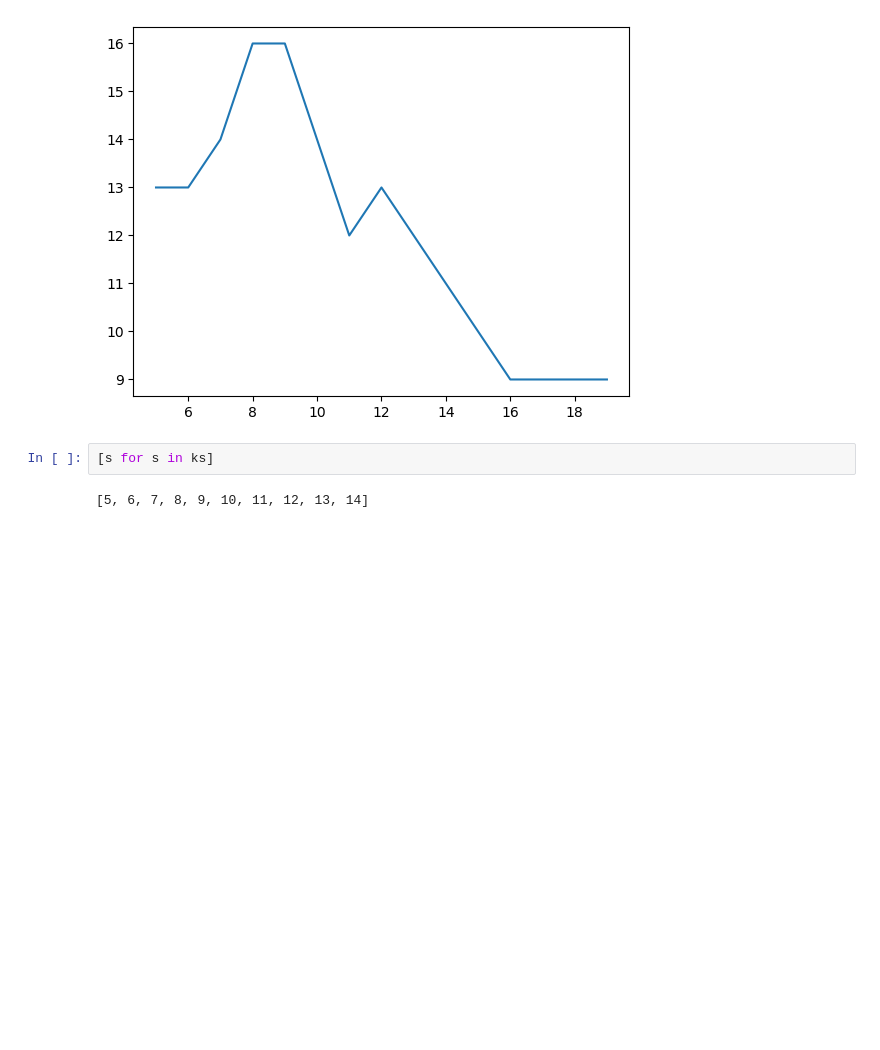
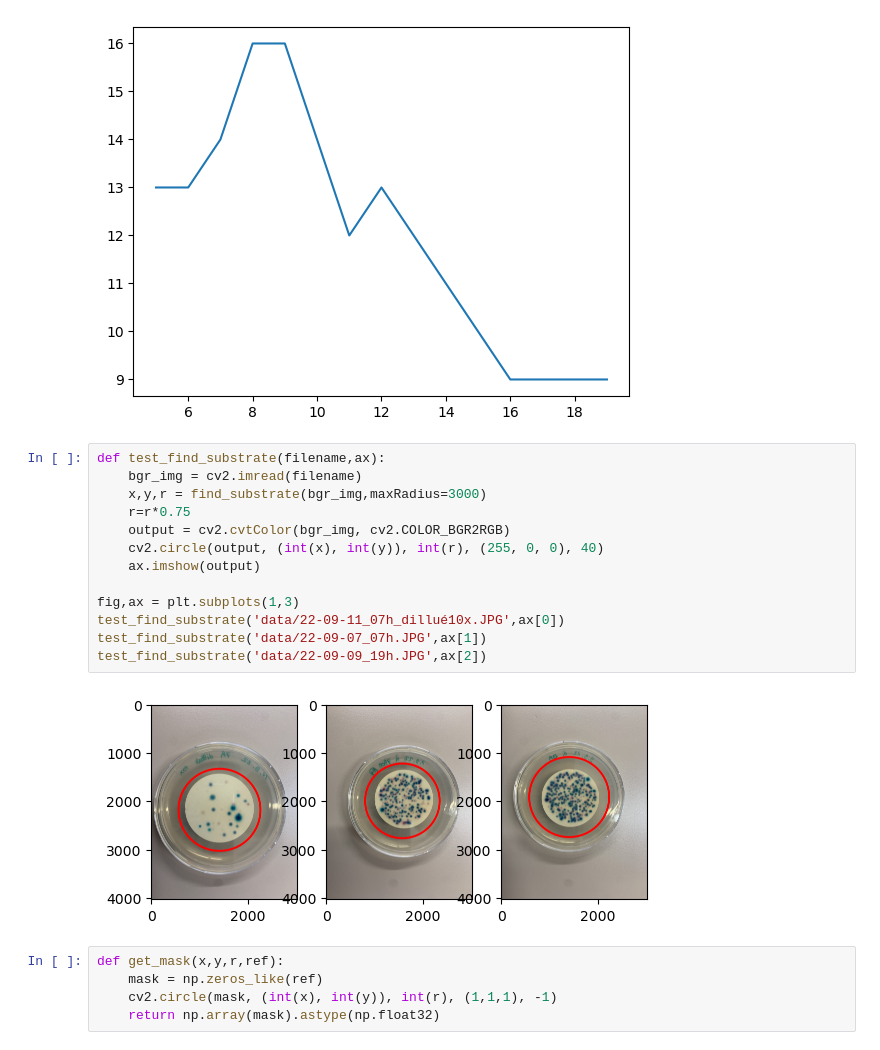
Before and after one commit to randlab/countbacteries, a Jupyter notebook: example_use.ipynb, the cells around one changed output. Cells and saved outputs as stored; diff of their text form; blank space fills up the shorter version.

Commit message:
substrate detection

```diff
--- a/example_use.ipynb
+++ b/example_use.ipynb
@@ -38,7 +38,23 @@ plt.plot(ks,detections)
 # %% [output]
 [<matplotlib.lines.Line2D at 0x...>]
 [figure]
-# %%
-[s for s in ks]
-# %% [output]
-[5, 6, 7, 8, 9, 10, 11, 12, 13, 14]
+# %%
+def test_find_substrate(filename,ax):
+    bgr_img = cv2.imread(filename)
+    x,y,r = find_substrate(bgr_img,maxRadius=3000)
+    r=r*0.75
+    output = cv2.cvtColor(bgr_img, cv2.COLOR_BGR2RGB)
+    cv2.circle(output, (int(x), int(y)), int(r), (255, 0, 0), 40)
+    ax.imshow(output)
+
+fig,ax = plt.subplots(1,3)
+test_find_substrate('data/22-09-11_07h_dillué10x.JPG',ax[0])
+test_find_substrate('data/22-09-07_07h.JPG',ax[1])
+test_find_substrate('data/22-09-09_19h.JPG',ax[2])
+# %% [output]
+[figure, added]
+# %%
+def get_mask(x,y,r,ref):
+    mask = np.zeros_like(ref)
+    cv2.circle(mask, (int(x), int(y)), int(r), (1,1,1), -1)
+    return np.array(mask).astype(np.float32)
```
Also changed, not shown: parts of 3 cells of this notebook, 1 other file.
